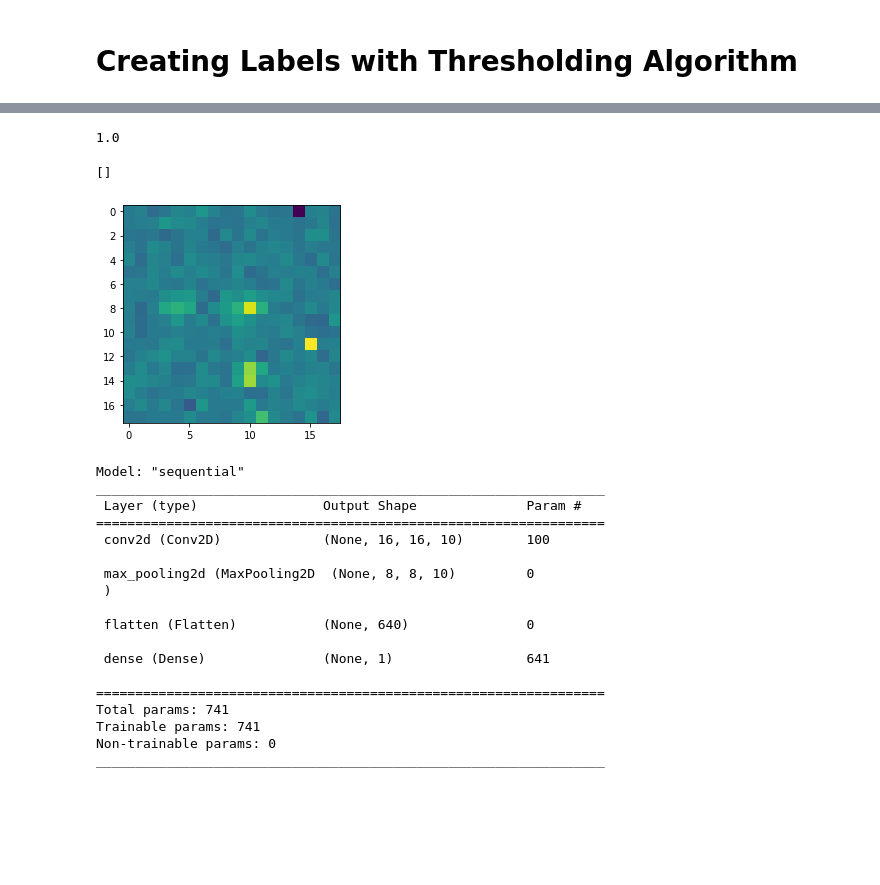
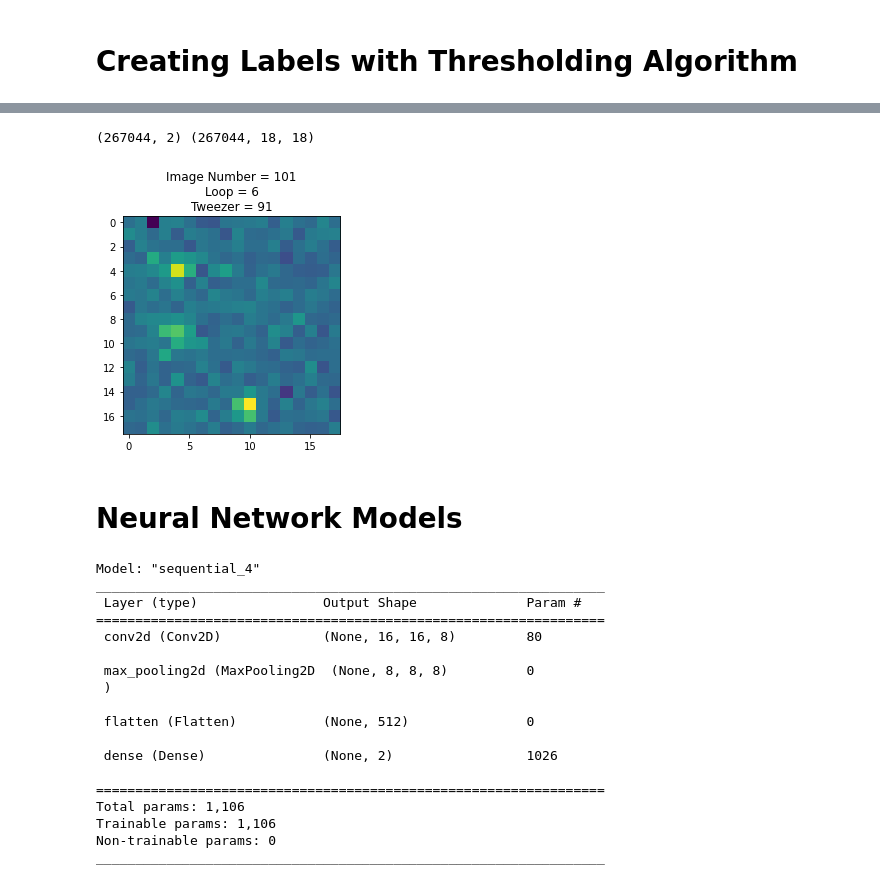
Before and after one commit to jack-mango/QURIP-thompsonlab-amo, a Jupyter notebook: ImagingSoftware/nondestructive image analysis.ipynb, the cells around one changed output, grey strips where cells are left out. Drawn from its saved outputs; the diff is of its cells as text; code cells hidden in the pictures; blank space fills up the shorter version.

Commit message:
Basic training and testing is fully operational

```diff
--- a/ImagingSoftware/nondestructive image analysis.ipynb
+++ b/ImagingSoftware/nondestructive image analysis.ipynb
@@ -136,0 +146,3 @@ images, labels = processor.make_dataset()
+# %%
+training_images, training_labels = processor.make_dataset()
+testing_images, testing_labels = testing_processor.make_dataset(plot=True)
@@ -137,9 +151,11 @@ images, labels = processor.make_dataset()
 # %%
-i = np.where(labels == 1)[0][0]
-print(labels[i])
-plt.imshow(images[i])
+i, j, k = np.random.randint(processor.n_tweezers), np.random.randint(processor.n_loops), np.random.randint(processor.per_loop)
+plt.imshow(training_images[processor.crop_index(i, j, k)])
+plt.title(f"Image Number = {k}\nLoop = {j}\nTweezer = {i}")
 plt.plot()
+print(training_labels.shape, training_images.shape)
 # %% [output]
-1.0
+(267044, 2) (267044, 18, 18)
-[]
-[figure, old version]
+[figure, new version]
+# %% [markdown]
+# Neural Network Models
@@ -146,29 +164,28 @@ plt.plot()
 # %%
-model = models.Sequential()
-model.add(layers.Input(shape=(images.shape[1], images.shape[2], 1)))
-model.add(layers.Conv2D(10, (3, 3), strides=1, activation='relu'))
-model.add(layers.MaxPooling2D(pool_size=(2, 2)))
-#model.add(layers.Conv2D(8, (3, 3), strides=1, activation='relu'))
-model.add(layers.Flatten())
-model.add(layers.Dense(1, activation='sigmoid'))
+networks[0] = models.Sequential()
+networks[0].add(layers.Input(shape=(training_images.shape[1], training_images.shape[2], 1)))
+networks[0].add(layers.Conv2D(8, (3, 3), strides=1, activation='relu'))
+networks[0].add(layers.MaxPooling2D(pool_size=(2, 2)))
+networks[0].add(layers.Flatten())
+networks[0].add(layers.Dense(2, activation='sigmoid'))
 
-model.summary()
+networks[0].summary()
 # %% [output]
-Model: "sequential"
+Model: "sequential_4"
 _________________________________________________________________
  Layer (type)                Output Shape              Param #
 =================================================================
- conv2d (Conv2D)             (None, 16, 16, 10)        100
+ conv2d (Conv2D)             (None, 16, 16, 8)         80
 
- max_pooling2d (MaxPooling2D  (None, 8, 8, 10)         0
+ max_pooling2d (MaxPooling2D  (None, 8, 8, 8)          0
  )
 
- flatten (Flatten)           (None, 640)               0
+ flatten (Flatten)           (None, 512)               0
 
- dense (Dense)               (None, 1)                 641
+ dense (Dense)               (None, 2)                 1026
 
 =================================================================
-Total params: 741
-Trainable params: 741
+Total params: 1,106
+Trainable params: 1,106
 Non-trainable params: 0
 _________________________________________________________________
```
Also changed, not shown: parts of 37 cells of this notebook, 3 other files.
